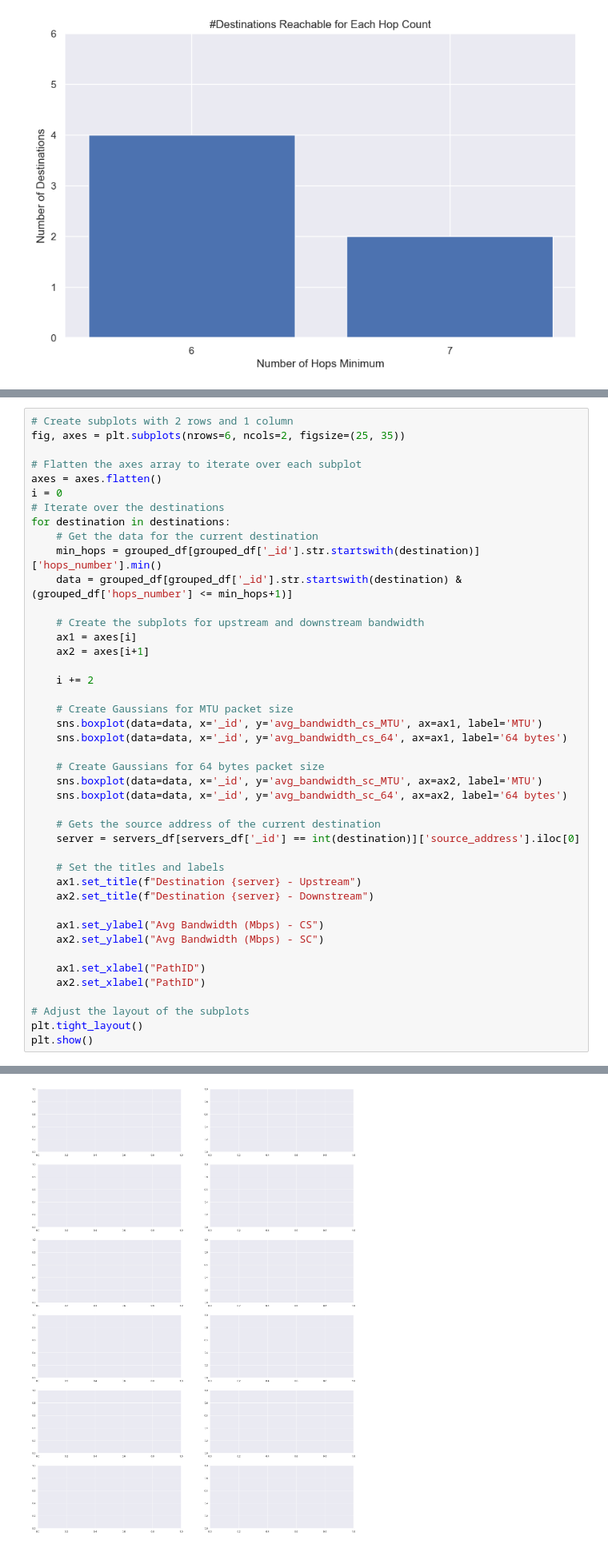
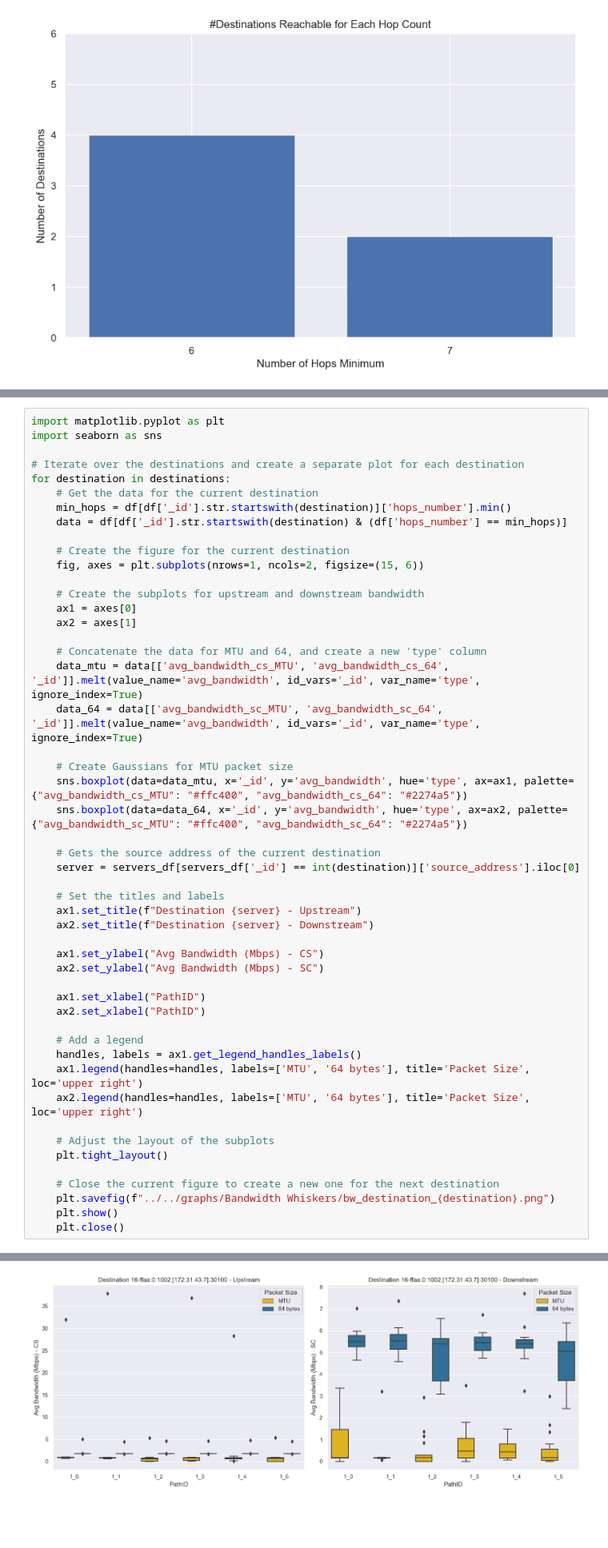
Before and after one commit to leonardoboldrini/SCION-Test-Suite, a Jupyter notebook: test.ipynb, the cells around one changed output, grey strips where cells are left out. Shown at 80% size. Drawn from its saved outputs; the diff is of its cells as text; blank space fills up the shorter version.

Commit message:
Adding bw whiskers and splitting graphs

```diff
--- a/test.ipynb
+++ b/test.ipynb
@@ -303,29 +275,27 @@ while value < 40:
 # %%
-# Create subplots with 2 rows and 1 column
-fig, axes = plt.subplots(nrows=6, ncols=2, figsize=(25, 35))
+import matplotlib.pyplot as plt
+import seaborn as sns
 
-# Flatten the axes array to iterate over each subplot
-axes = axes.flatten()
-i = 0
-# Iterate over the destinations
+# Iterate over the destinations and create a separate plot for each destination
 for destination in destinations:
     # Get the data for the current destination
-    min_hops = grouped_df[grouped_df['_id'].str.startswith(destination)]['hops_number'].min()
-    data = grouped_df[grouped_df['_id'].str.startswith(destination) & (grouped_df['hops_number'] <= min_hops+1)]
+    min_hops = df[df['_id'].str.startswith(destination)]['hops_number'].min()
+    data = df[df['_id'].str.startswith(destination) & (df['hops_number'] == min_hops)]
+
+    # Create the figure for the current destination
+    fig, axes = plt.subplots(nrows=1, ncols=2, figsize=(15, 6))
 
     # Create the subplots for upstream and downstream bandwidth
-    ax1 = axes[i]
-    ax2 = axes[i+1]
+    ax1 = axes[0]
+    ax2 = axes[1]
 
-    i += 2
+    # Concatenate the data for MTU and 64, and create a new 'type' column
+    data_mtu = data[['avg_bandwidth_cs_MTU', 'avg_bandwidth_cs_64', '_id']].melt(value_name='avg_bandwidth', id_vars='_id', var_name='type', ignore_index=True)
+    data_64 = data[['avg_bandwidth_sc_MTU', 'avg_bandwidth_sc_64', '_id']].melt(value_name='avg_bandwidth', id_vars='_id', var_name='type', ignore_index=True)
 
     # Create Gaussians for MTU packet size
-    sns.boxplot(data=data, x='_id', y='avg_bandwidth_cs_MTU', ax=ax1, label='MTU')
-    sns.boxplot(data=data, x='_id', y='avg_bandwidth_cs_64', ax=ax1, label='64 bytes')
-
-    # Create Gaussians for 64 bytes packet size
-    sns.boxplot(data=data, x='_id', y='avg_bandwidth_sc_MTU', ax=ax2, label='MTU')
-    sns.boxplot(data=data, x='_id', y='avg_bandwidth_sc_64', ax=ax2, label='64 bytes')
+    sns.boxplot(data=data_mtu, x='_id', y='avg_bandwidth', hue='type', ax=ax1, palette={"avg_bandwidth_cs_MTU": "#ffc400", "avg_bandwidth_cs_64": "#2274a5"})
+    sns.boxplot(data=data_64, x='_id', y='avg_bandwidth', hue='type', ax=ax2, palette={"avg_bandwidth_sc_MTU": "#ffc400", "avg_bandwidth_sc_64": "#2274a5"})
 
     # Gets the source address of the current destination
     server = servers_df[servers_df['_id'] == int(destination)]['source_address'].iloc[0]
@@ -340,7 +310,16 @@ for destination in destinations:
     ax1.set_xlabel("PathID")
     ax2.set_xlabel("PathID")
 
-# Adjust the layout of the subplots
-plt.tight_layout()
-plt.show()
+    # Add a legend
+    handles, labels = ax1.get_legend_handles_labels()
+    ax1.legend(handles=handles, labels=['MTU', '64 bytes'], title='Packet Size', loc='upper right')
+    ax2.legend(handles=handles, labels=['MTU', '64 bytes'], title='Packet Size', loc='upper right')
+
+    # Adjust the layout of the subplots
+    plt.tight_layout()
+
+    # Close the current figure to create a new one for the next destination
+    plt.savefig(f"../../graphs/Bandwidth Whiskers/bw_destination_{destination}.png")
+    plt.show()
+    plt.close()
 # %% [output]
@@ -348 +326 @@ NameError: name 'grouped_df' is not defined
-[figure, old version]
+[figure, new version]
```
Also changed, not shown: parts of 6 cells of this notebook.
